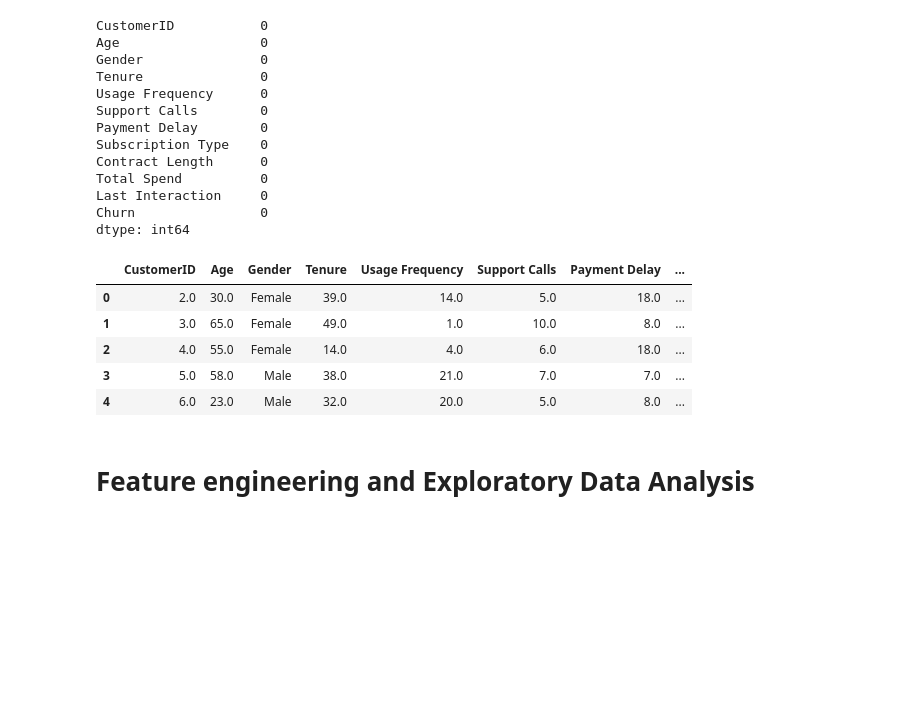
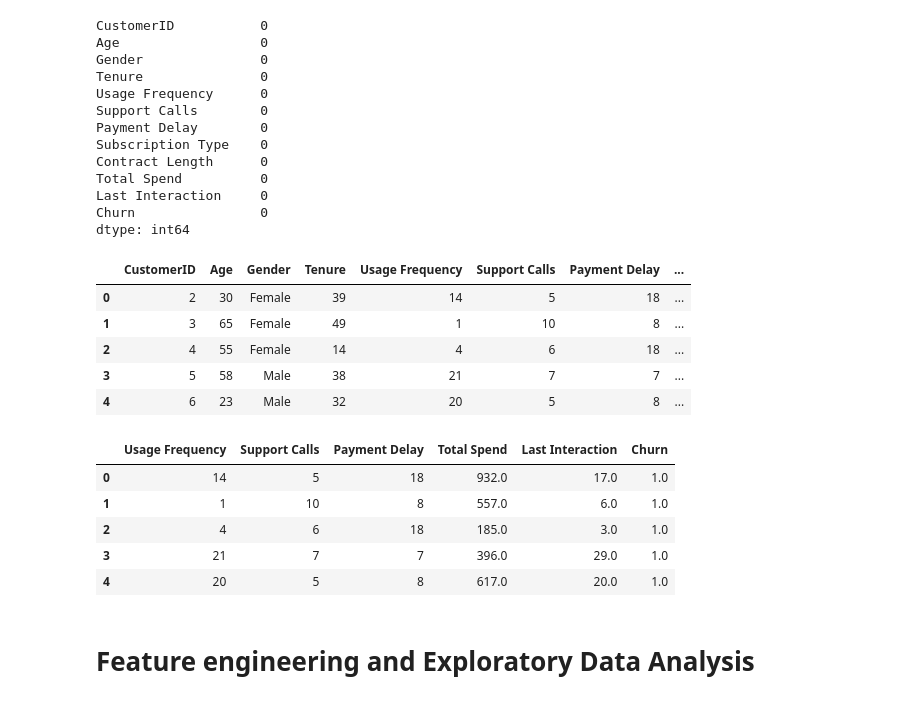
Before and after one commit to Shivanga03/Customer_Churn_Model, a Jupyter notebook: Customer_Churn_Prediction_Model.ipynb, the cells around one changed output. Saved outputs shown, nothing was run; the diff lists cells and outputs as text; code cells hidden in the pictures; blank space fills up the shorter version.

```diff
--- a/Customer_Churn_Prediction_Model.ipynb
+++ b/Customer_Churn_Prediction_Model.ipynb
@@ -126,15 +126,25 @@ threshold = 3
 outliers = (z_scores > threshold) | (z_scores < -threshold)
 # %%
 # Remove outliers from the dataset
-df_clean = df_train_clean[~outliers.any(axis=1)]
-df_clean.head()
+df_clean1 = df_train_clean[~outliers.any(axis=1)]
+df_clean1.head()
 # %% [output]
 |  | CustomerID | Age | Gender | Tenure | Usage Frequency | Support Calls | Payment Delay | ... |
-| 0 | 2.0 | 30.0 | Female | 39.0 | 14.0 | 5.0 | 18.0 | ... |
-| 1 | 3.0 | 65.0 | Female | 49.0 | 1.0 | 10.0 | 8.0 | ... |
-| 2 | 4.0 | 55.0 | Female | 14.0 | 4.0 | 6.0 | 18.0 | ... |
-| 3 | 5.0 | 58.0 | Male | 38.0 | 21.0 | 7.0 | 7.0 | ... |
-| 4 | 6.0 | 23.0 | Male | 32.0 | 20.0 | 5.0 | 8.0 | ... |
+| 0 | 2 | 30 | Female | 39 | 14 | 5 | 18 | ... |
+| 1 | 3 | 65 | Female | 49 | 1 | 10 | 8 | ... |
+| 2 | 4 | 55 | Female | 14 | 4 | 6 | 18 | ... |
+| 3 | 5 | 58 | Male | 38 | 21 | 7 | 7 | ... |
+| 4 | 6 | 23 | Male | 32 | 20 | 5 | 8 | ... |
+# %%
+df_clean = df_clean1.drop(columns=["CustomerID", "Age", "Gender", "Tenure", "Subscription Type", "Contract Length"], inplace=False)
+df_clean.head()
+# %% [output]
+|  | Usage Frequency | Support Calls | Payment Delay | Total Spend | Last Interaction | Churn |
+| 0 | 14 | 5 | 18 | 932.0 | 17.0 | 1.0 |
+| 1 | 1 | 10 | 8 | 557.0 | 6.0 | 1.0 |
+| 2 | 4 | 6 | 18 | 185.0 | 3.0 | 1.0 |
+| 3 | 21 | 7 | 7 | 396.0 | 29.0 | 1.0 |
+| 4 | 20 | 5 | 8 | 617.0 | 20.0 | 1.0 |
 # %% [markdown]
 # Feature engineering and Exploratory Data Analysis
 # %%
```
Also changed, not shown: parts of 9 cells of this notebook.
